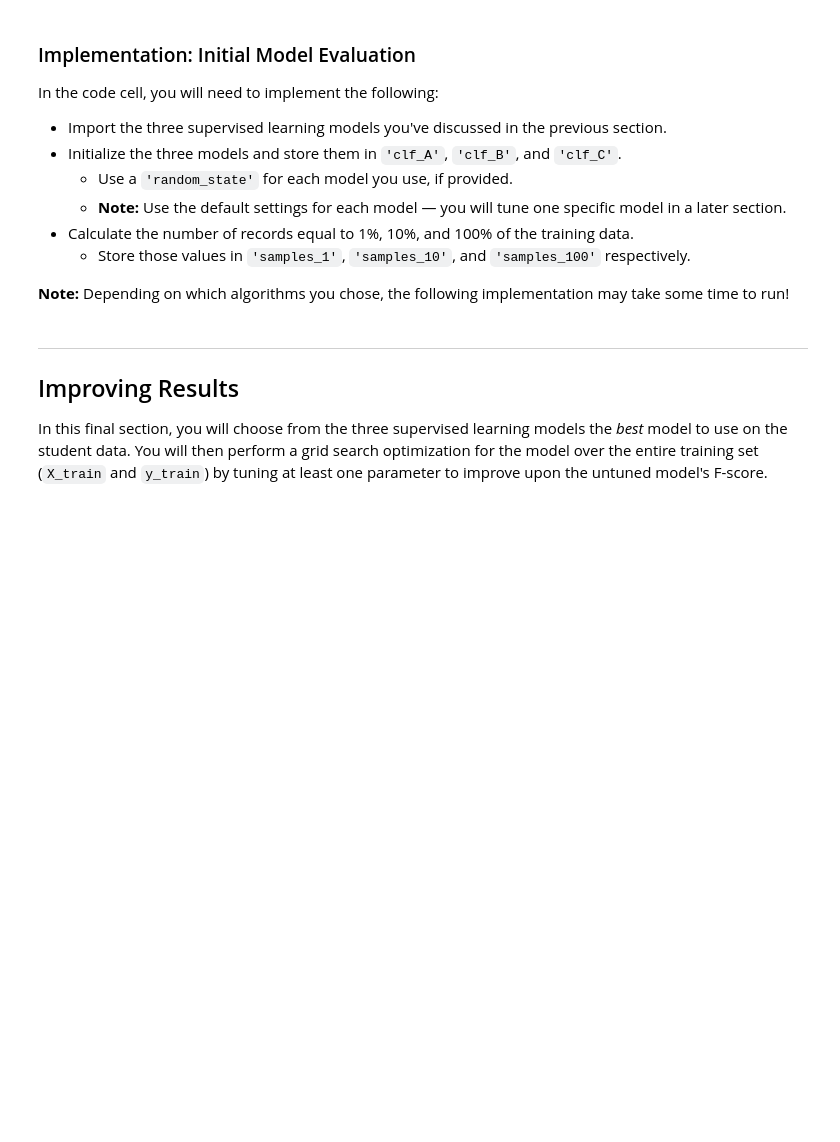
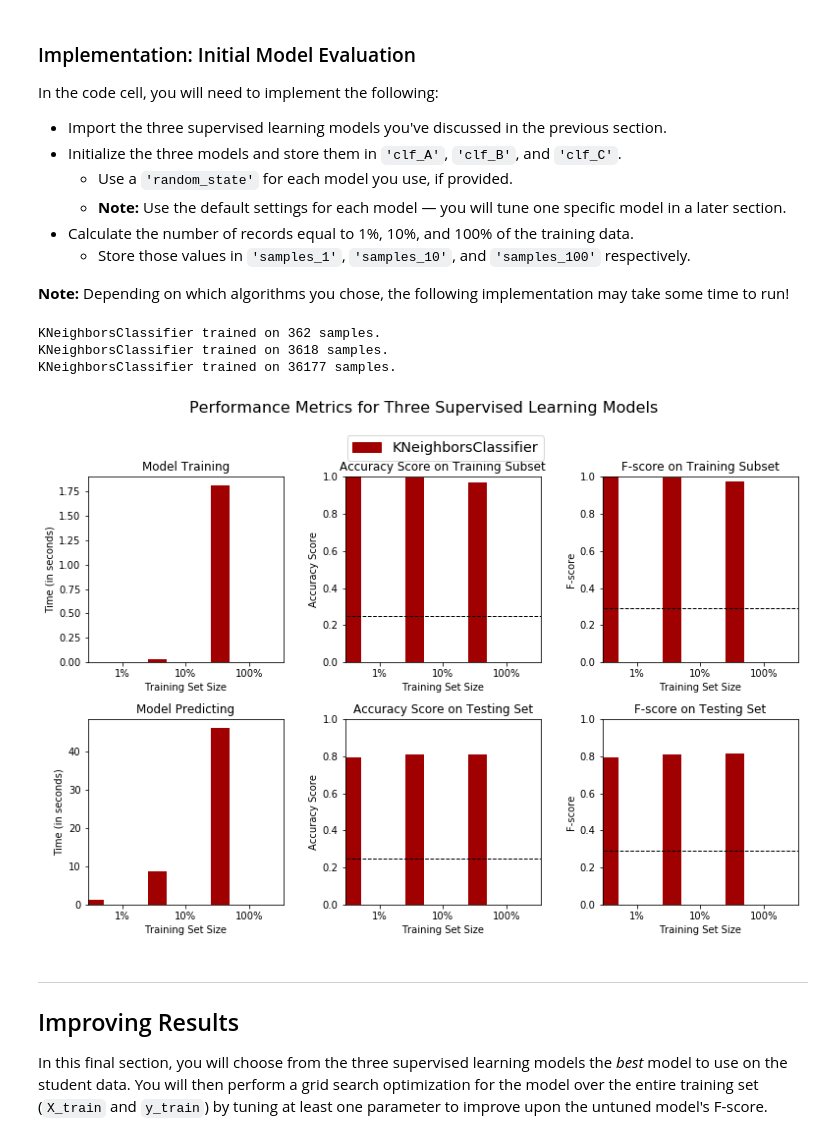
Before and after one commit to brindha87/finding_donors, a Jupyter notebook: finding_donors.ipynb, the cells around one changed output. Cells and saved outputs as stored; diff of their text form; code cells hidden in the pictures; blank space fills up the shorter version.

```diff
--- a/finding_donors.ipynb
+++ b/finding_donors.ipynb
@@ -351,7 +351,7 @@ def train_predict(learner, sample_size, X_train, y_train, X_test, y_test):
 
     # TODO: Fit the learner to the training data using slicing with 'sample_size' using .fit(training_features[:], training_labels[:])
     start = time() # Get start time
-    learner = learner.fit(X_train[:300], y_train[:300])
+    learner = learner.fit(X_train[:sample_size], y_train[:sample_size])
     end = time() # Get end time
 
     # TODO: Calculate the training time
@@ -374,10 +374,10 @@ def train_predict(learner, sample_size, X_train, y_train, X_test, y_test):
     results['acc_test'] = accuracy_score(y_test, predictions_test)
 
     # TODO: Compute F-score on the the first 300 training samples using fbeta_score()
-    results['f_train'] = fbeta_score(y_train[:300], predictions_train, beta=2)
+    results['f_train'] = fbeta_score(y_train[:300], predictions_train, beta=2, pos_label=1, average='micro')
 
     # TODO: Compute F-score on the test set which is y_test
-    results['f_test'] = fbeta_score(y_test, predictions_test, beta=2)
+    results['f_test'] = fbeta_score(y_test, predictions_test, beta=2, pos_label=1, average='micro')
 
     # Success
     print "{} trained on {} samples.".format(learner.__class__.__name__, sample_size)
@@ -397,31 +397,43 @@ In the code cell, you will need to implement the following:
 **Note:** Depending on which algorithms you chose, the following implementation may take some time to run!
 # %%
 # TODO: Import the three supervised learning models from sklearn
+#from sklearn.ensemble import AdaBoostClassifier
+#from sklearn.tree import DecisionTreeClassifier
+from sklearn.neighbors import KNeighborsClassifier
+#from sklearn.svm import SVC
 
 # TODO: Initialize the three models
-clf_A = None
-clf_B = None
-clf_C = None
+clf_B = KNeighborsClassifier(n_neighbors=5, weights='distance', p=2)
 
+'''
+clf_A = AdaBoostClassifier(DecisionTreeClassifier(max_depth=5), algorithm="SAMME.R", n_estimators=100, random_state=5)
+clf_C = SVC(kernel='rbf',random_state=5,gamma=0.01,C=1)
+'''
 # TODO: Calculate the number of samples for 1%, 10%, and 100% of the training data
 # HINT: samples_100 is the entire training set i.e. len(y_train)
 # HINT: samples_10 is 10% of samples_100
 # HINT: samples_1 is 1% of samples_100
-samples_100 = None
-samples_10 = None
-samples_1 = None
+samples_100 = len(y_train)
+samples_10 = int(round(0.1*samples_100))
+samples_1 = int(round(0.01*samples_100))
 
 # Collect results on the learners
 results = {}
-for clf in [clf_A, clf_B, clf_C]:
+#for clf in [clf_A, clf_B, clf_C]:
+for clf in [clf_B]:
     clf_name = clf.__class__.__name__
     results[clf_name] = {}
     for i, samples in enumerate([samples_1, samples_10, samples_100]):
         results[clf_name][i] = \
         train_predict(clf, samples, X_train, y_train, X_test, y_test)
 
 # Run metrics visualization for the three supervised learning models chosen
 vs.evaluate(results, accuracy, fscore)
+# %% [output]
+KNeighborsClassifier trained on 362 samples.
+KNeighborsClassifier trained on 3618 samples.
+KNeighborsClassifier trained on 36177 samples.
+[figure, added]
 # %% [markdown]
 ----
 ## Improving Results
```
